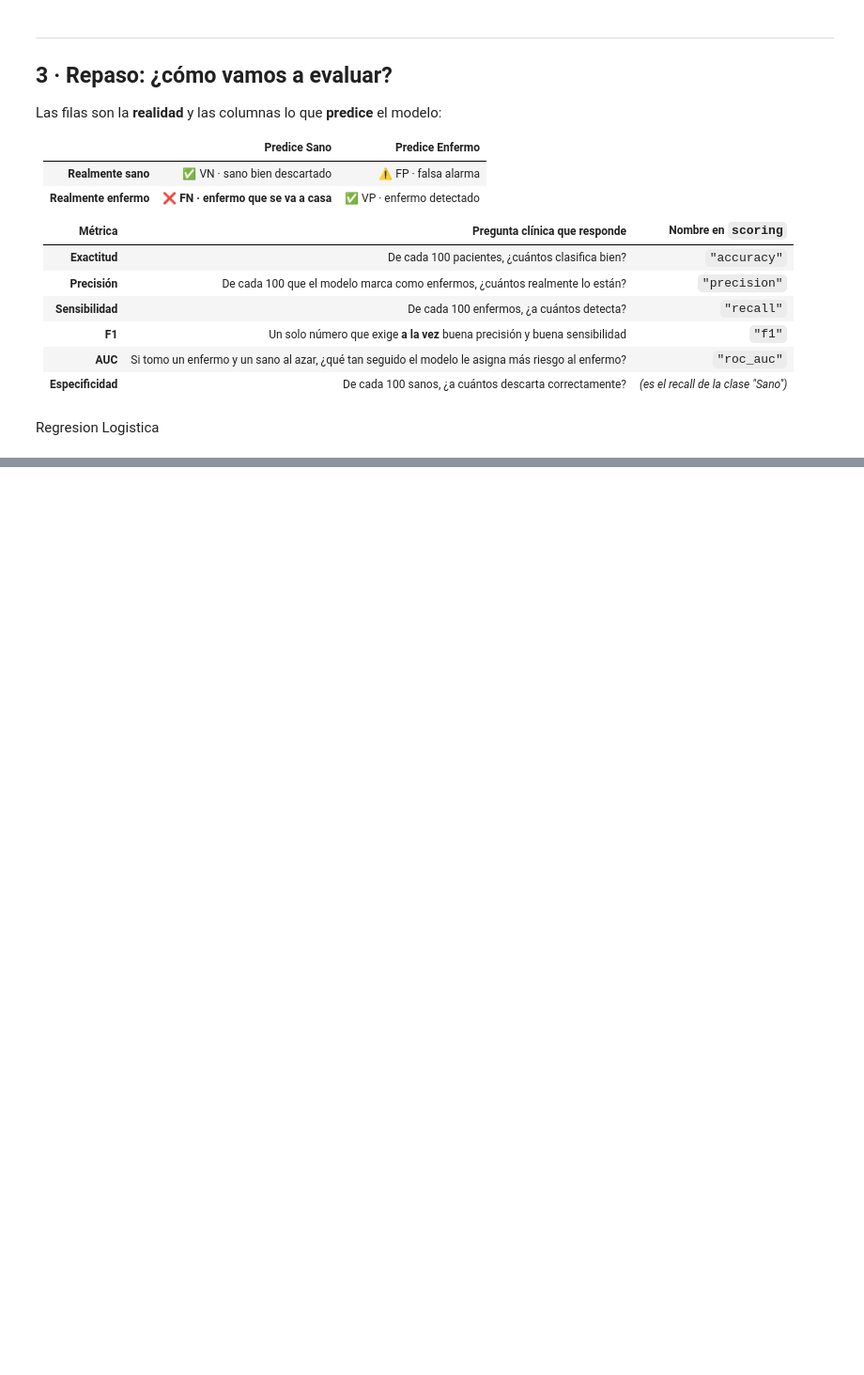
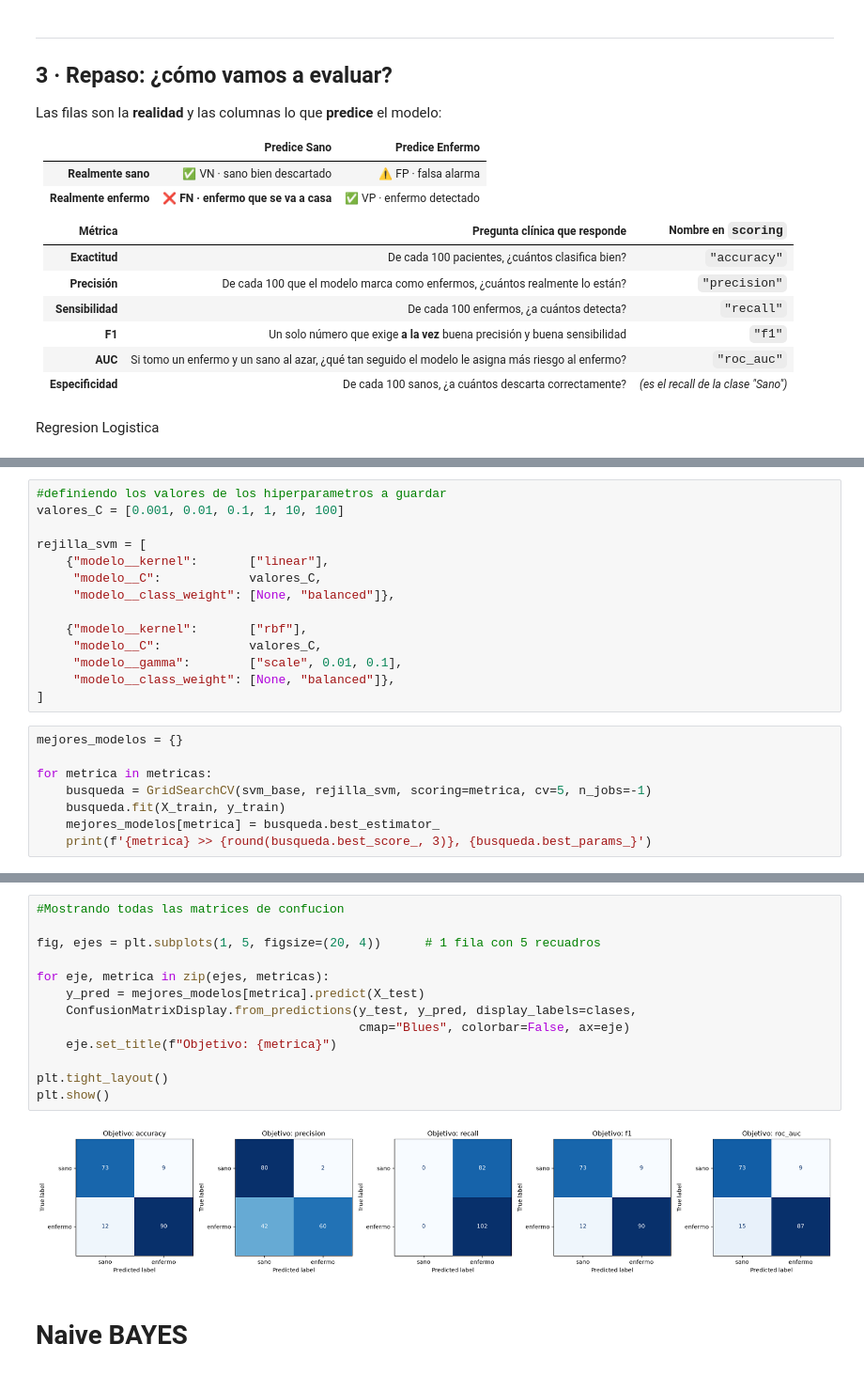
Before and after one commit to Efredo19/Practicas_IA, a Jupyter notebook: Parcial2/Practica0510.ipynb, the cells around one changed output, grey strips where cells are left out. Shown at 94% size. Saved outputs shown, nothing was run; the diff lists cells and outputs as text; blank space fills up the shorter version.

```diff
--- a/Parcial2/Practica0510.ipynb
+++ b/Parcial2/Practica0510.ipynb
@@ -224,0 +353,22 @@ Pipeline(steps=[('imputar', SimpleImputer(strategy='median')),
+# %%
+#definiendo los valores de los hiperparametros a guardar
+valores_C = [0.001, 0.01, 0.1, 1, 10, 100]
+
+rejilla_svm = [
+    {"modelo__kernel":       ["linear"],
+     "modelo__C":            valores_C,
+     "modelo__class_weight": [None, "balanced"]},
+
+    {"modelo__kernel":       ["rbf"],
+     "modelo__C":            valores_C,
+     "modelo__gamma":        ["scale", 0.01, 0.1],
+     "modelo__class_weight": [None, "balanced"]},
+]
+# %%
+mejores_modelos = {}
+
+for metrica in metricas:
+    busqueda = GridSearchCV(svm_base, rejilla_svm, scoring=metrica, cv=5, n_jobs=-1)
+    busqueda.fit(X_train, y_train)
+    mejores_modelos[metrica] = busqueda.best_estimator_
+    print(f'{metrica} >> {round(busqueda.best_score_, 3)}, {busqueda.best_params_}')
@@ -224,0 +381,17 @@ Pipeline(steps=[('imputar', SimpleImputer(strategy='median')),
+# %%
+#Mostrando todas las matrices de confucion
+
+fig, ejes = plt.subplots(1, 5, figsize=(20, 4))      # 1 fila con 5 recuadros
+
+for eje, metrica in zip(ejes, metricas):
+    y_pred = mejores_modelos[metrica].predict(X_test)
+    ConfusionMatrixDisplay.from_predictions(y_test, y_pred, display_labels=clases,
+                                            cmap="Blues", colorbar=False, ax=eje)
+    eje.set_title(f"Objetivo: {metrica}")
+
+plt.tight_layout()
+plt.show()
+# %% [output]
+[figure, added]
+# %% [markdown]
+# Naive BAYES
```
Also changed, not shown: parts of 16 cells of this notebook.
